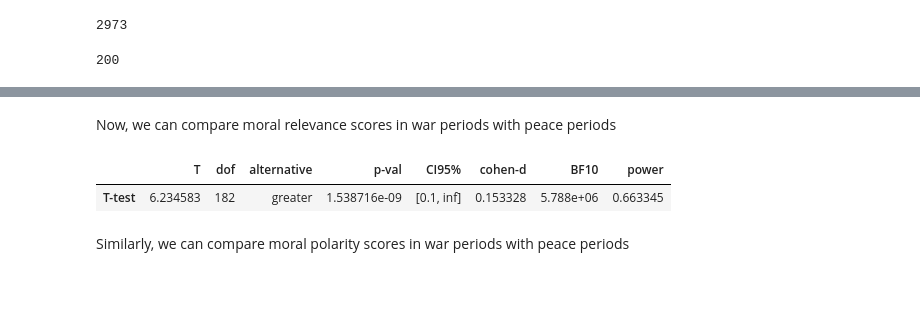
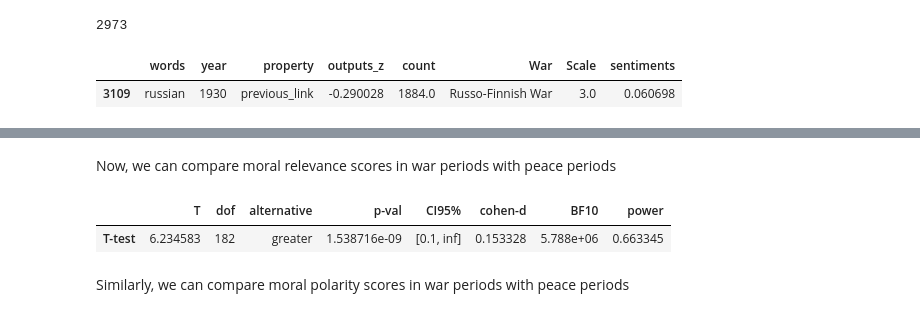
Before and after one commit to AidaRamezani/moralization_temporal, a Jupyter notebook: notebooks/battle.ipynb, the cells around one changed output, grey strips where cells are left out. Cells and saved outputs as stored; diff of their text form; code cells hidden in the pictures; blank space fills up the shorter version.

```diff
--- a/notebooks/battle.ipynb
+++ b/notebooks/battle.ipynb
@@ -120,6 +120,6 @@ ts_df = ts_df.merge(sentiment_df, how = 'left',on= ['words','year'])
 total_df = total_df.merge(sentiment_df, how = 'left' ,on= ['words','year'])
 # %%
 all_words = total_df.words.unique()
-len(all_words)
+
+small_ts_df = ts_df.loc[ts_df.words.isin(all_words)]
+small_total_df = total_df.copy(deep = True)
-# %% [output]
-200
@@ -130,3 +126,8 @@ small_total_df = total_df.copy(deep = True)
+# %%
+total_df.sample()
+# %% [output]
+|  | words | year | property | outputs_z | count | War | Scale | sentiments |
+| 3109 | russian | 1930 | previous_link | -0.290028 | 1884.0 | Russo-Finnish War | 3.0 | 0.060698 |
 # %%
 compare_list_rows = []
 for w in all_words:
```
Also changed, not shown: parts of 8 cells of this notebook.
